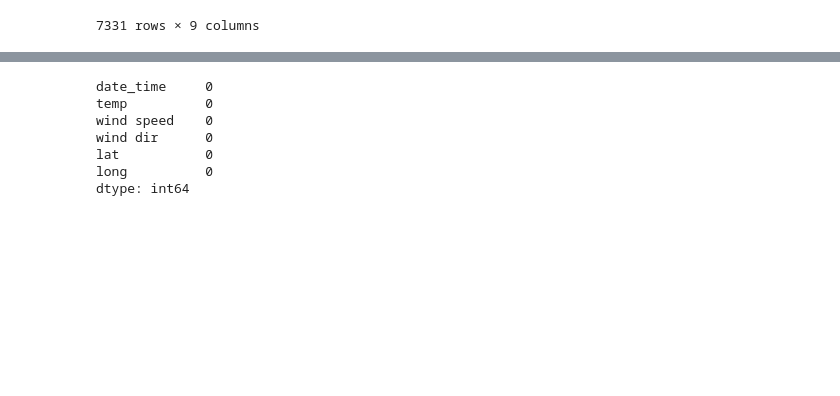
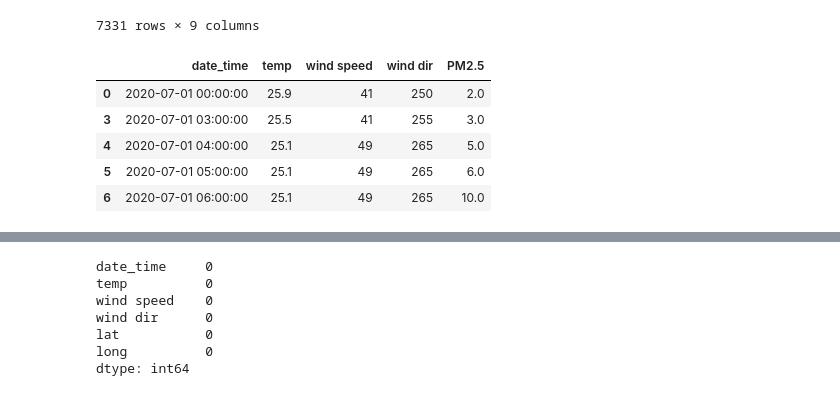
Before and after one commit to NKIKK/ProjectPM2-5_aGroup, a Jupyter notebook: model.ipynb, the cells around one changed output, grey strips where cells are left out. Drawn from its saved outputs; the diff is of its cells as text; code cells hidden in the pictures; blank space fills up the shorter version.

```diff
--- a/model.ipynb
+++ b/model.ipynb
@@ -167,5 +167,21 @@ from sklearn.metrics import mean_squared_error
 from statsmodels.tsa.statespace.sarimax import SARIMAX
 from statsmodels.tsa.stattools import adfuller
 from statsmodels.tools.eval_measures import rmse
+# %%
+# df_test = pd.read_csv('BKK_clean.csv')
+# df_test = pd.read_csv('Chiangmai_clean.csv')
+df_test = pd.read_csv('Saraburi_clean.csv')
+df_test['date_time'] = pd.to_datetime(df_test['date_time'])
+
+df_test = df_test[['date_time','temp','wind speed','wind dir','PM2.5']]
+df_test.dropna(inplace=True)
+df_test.head()
+# %% [output]
+|  | date_time | temp | wind speed | wind dir | PM2.5 |
+| 0 | 2020-07-01 00:00:00 | 25.9 | 41 | 250 | 2.0 |
+| 3 | 2020-07-01 03:00:00 | 25.5 | 41 | 255 | 3.0 |
+| 4 | 2020-07-01 04:00:00 | 25.1 | 49 | 265 | 5.0 |
+| 5 | 2020-07-01 05:00:00 | 25.1 | 49 | 265 | 6.0 |
+| 6 | 2020-07-01 06:00:00 | 25.1 | 49 | 265 | 10.0 |
 # %%
 # df_test = pd.read_csv('Chiangmai_clean.csv')
```
Also changed, not shown: parts of 6 cells of this notebook.
